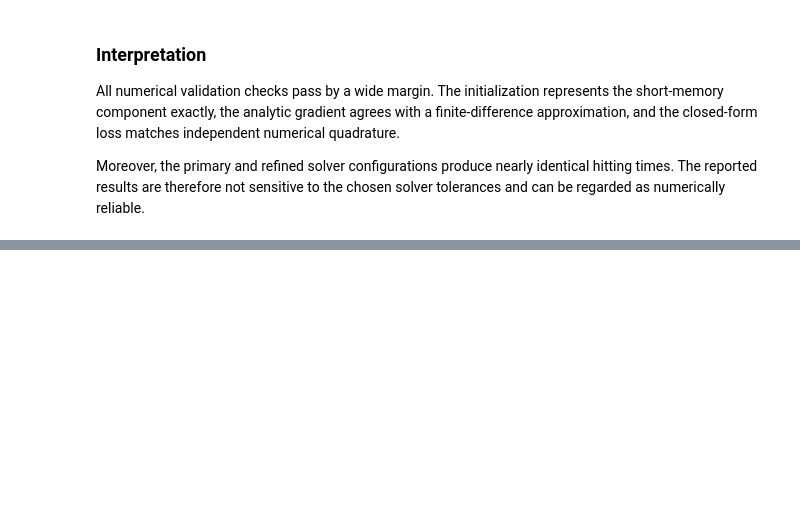
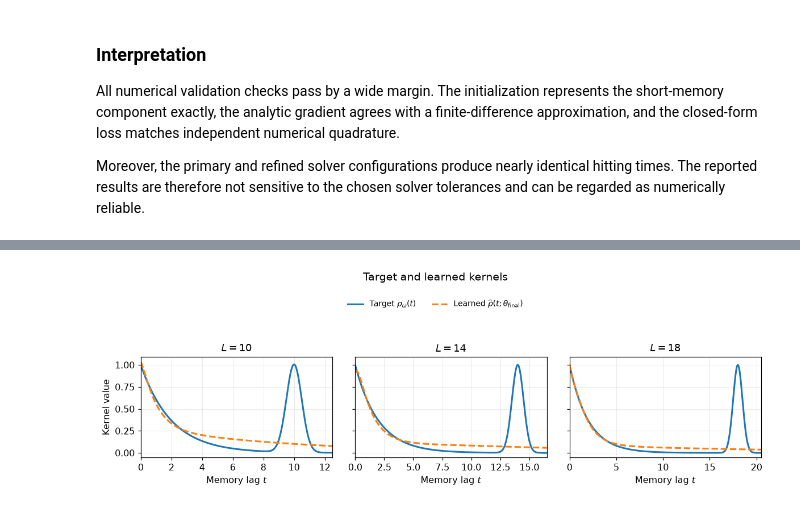
Before and after one commit to e-kru/ct-rnn-memory-kernels, a Jupyter notebook: notebooks/08_theorem20_plateauing.ipynb, the cells around one changed output, grey strips where cells are left out. Cells and saved outputs as stored; diff of their text form; code cells hidden in the pictures; blank space fills up the shorter version.

```diff
--- a/notebooks/08_theorem20_plateauing.ipynb
+++ b/notebooks/08_theorem20_plateauing.ipynb
@@ -987,8 +987,8 @@ with plt.rc_context(PLOT_STYLE):
         label=r"$\tau_0'/S_J(\omega)$",
     )
     axis.set_xlabel(r"Delay $L=1/\omega$")
-    axis.set_ylabel("Observed hitting time / equation-(109) scale")
-    axis.set_title("Consistency with the equation-(109) scale")
+    axis.set_ylabel("Observed hitting time / equation-(108) scale")
+    axis.set_title("Consistency with the equation-(108) scale")
     axis.legend()
     figure.tight_layout()
     plt.show()
@@ -1397,0 +1602,61 @@ The source roles are separated explicitly: reference 1 supplies the theory; refe
+# %%
+with plt.rc_context(THESIS_STYLE):
+    figure, axes = plt.subplots(
+        1,
+        len(illustrative_results),
+        figsize=(10.8, 3.65),
+        sharey=True,
+    )
+
+    for axis, item in zip(axes, illustrative_results, strict=True):
+        delay = item["memory_length"]
+        target = exp.target_kernel(learned_kernel_times, delay)
+        learned_kernel = exp.model_kernel(
+            learned_kernel_times,
+            item["final_coefficients"],
+            item["final_rates"],
+        )
+
+        axis.plot(
+            learned_kernel_times,
+            target,
+            color="C0",
+            linestyle="-",
+            label=r"Target $\rho_\omega(t)$",
+        )
+        axis.plot(
+            learned_kernel_times,
+            learned_kernel,
+            color="C1",
+            linestyle="--",
+            linewidth=2.0,
+            label=r"Learned $\widehat\rho(t;\theta_{\mathrm{final}})$",
+        )
+        axis.set_xlim(0.0, delay + 2.5)
+        axis.set_xlabel(r"Memory lag $t$")
+        axis.set_title(rf"$L={delay:.0f}$")
+
+    axes[0].set_ylabel("Kernel value")
+    handles, labels = axes[0].get_legend_handles_labels()
+    figure.suptitle("Target and learned kernels", y=0.98)
+    figure.legend(
+        handles,
+        labels,
+        loc="upper center",
+        bbox_to_anchor=(0.5, 0.89),
+        ncol=2,
+        frameon=False,
+    )
+    figure.tight_layout(rect=(0.0, 0.0, 1.0, 0.80))
+    figure.savefig(
+        THESIS_FIGURE_PATHS["learned_pdf"],
+        bbox_inches="tight",
+    )
+    figure.savefig(
+        THESIS_FIGURE_PATHS["learned_png"],
+        dpi=320,
+        bbox_inches="tight",
+    )
+    plt.show()
+# %% [output]
+[figure, added]
```
Also changed, not shown: parts of 17 cells of this notebook, 13 other files.
